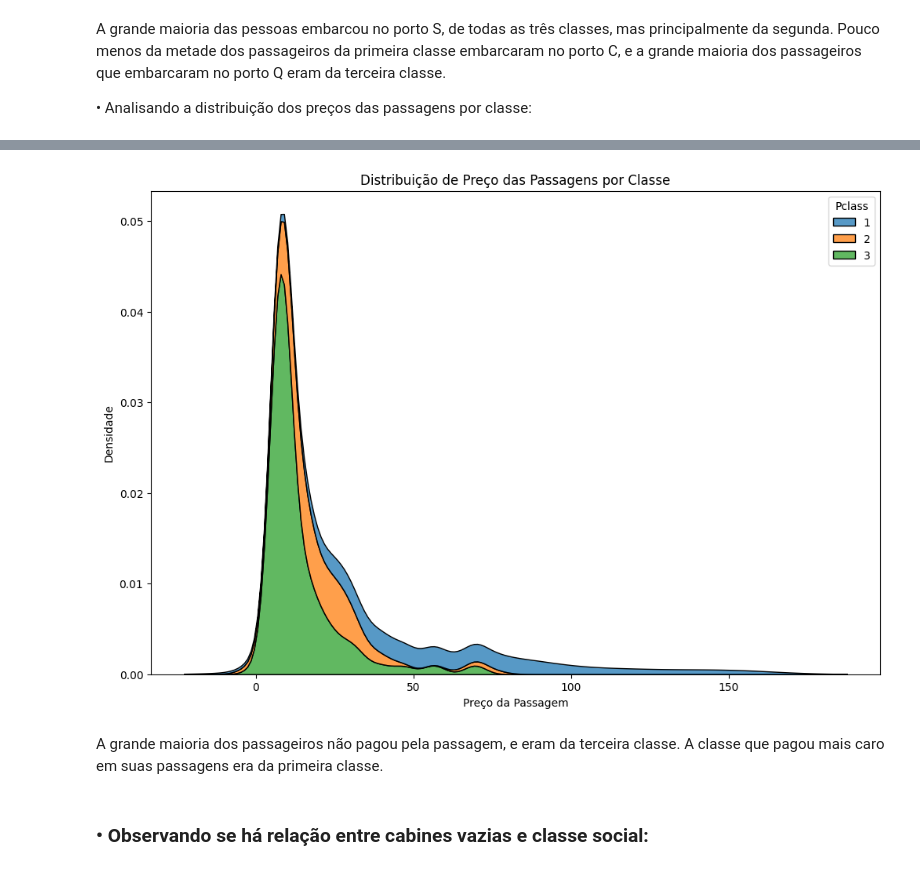
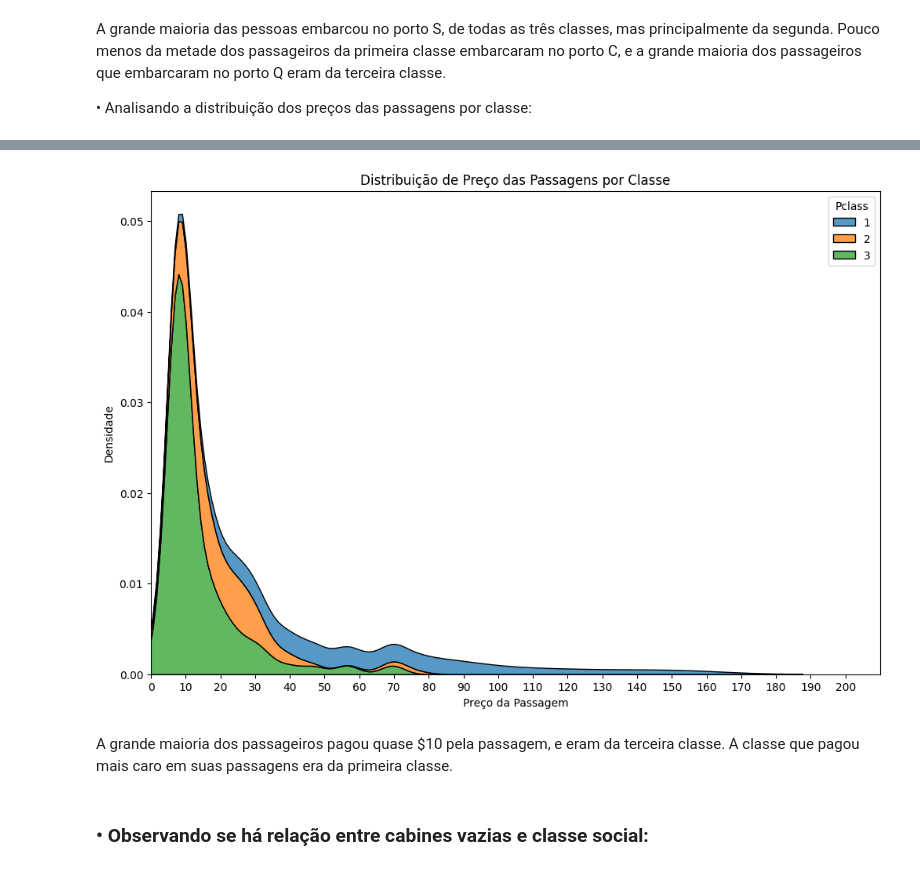
Before and after one commit to LSouzaCosta/DataScience, a Jupyter notebook: Titanic/01_EDA_titanic.ipynb, the cells around one changed output, grey strips where cells are left out. Cells and saved outputs as stored; diff of their text form; code cells hidden in the pictures.

```diff
--- a/Titanic/01_EDA_titanic.ipynb
+++ b/Titanic/01_EDA_titanic.ipynb
@@ -358,21 +575,23 @@ Pouco menos da metade dos passageiros da primeira classe embarcaram no porto C,
 # %%
 # Criando o gráfico kdeplot
 fare_df = train_DF.loc[train_DF["Fare"] <= 200]
 fare_df = fare_df.sort_values(by='Pclass')
 plt.figure(figsize=(12,8))
-graph = sns.kdeplot(data=fare_df, x="Fare", hue="Pclass", multiple="stack", palette= "tab10")#custom_palette)
+ax = sns.kdeplot(data=fare_df, x="Fare", hue="Pclass",multiple="stack", palette= "tab10")
 
 # Configurações do gráfico
 plt.title('Distribuição de Preço das Passagens por Classe')
 plt.xlabel('Preço da Passagem')
 plt.ylabel('Densidade')
 #graph.legend(title='Classe',labels= ["1", "2","3"] ,  loc='upper right')
 # Exibir o gráfico
+ax.set_xlim(0, 210)
+ax.set_xticks(np.arange(0, 210, 10))
 plt.show()
 # %% [output]
-[figure, old version]
+[figure, new version]
 # %% [markdown]
-A grande maioria dos passageiros não pagou pela passagem, e eram da terceira classe. A classe que pagou mais caro em suas passagens era da primeira classe.
+A grande maioria dos passageiros pagou quase $10 pela passagem, e eram da terceira classe. A classe que pagou mais caro em suas passagens era da primeira classe.
 # %% [markdown]
 ### • Observando se há relação entre cabines vazias e classe social:
 # %%
```
Also changed, not shown: parts of 15 cells of this notebook, 2 other files.
